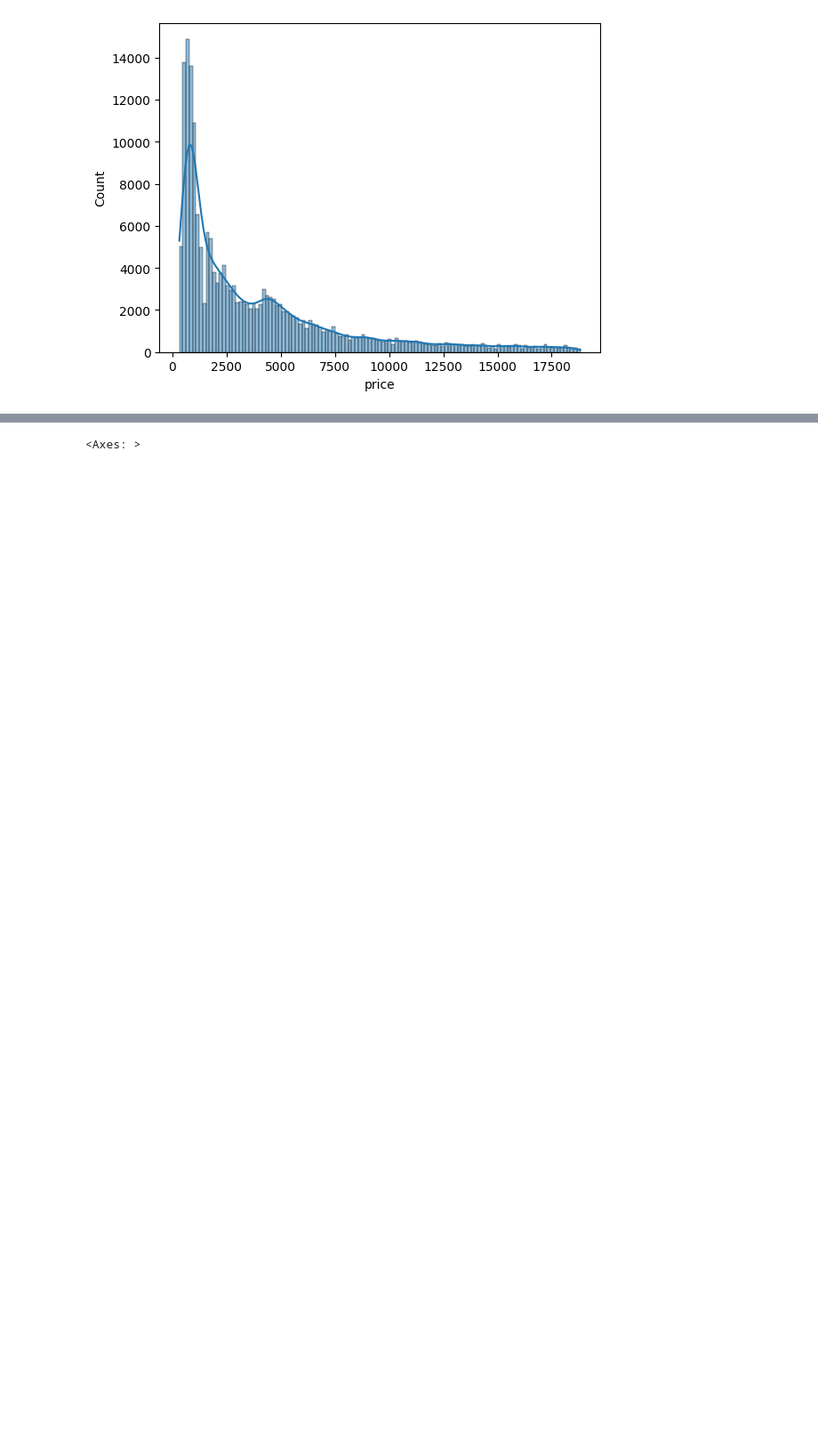
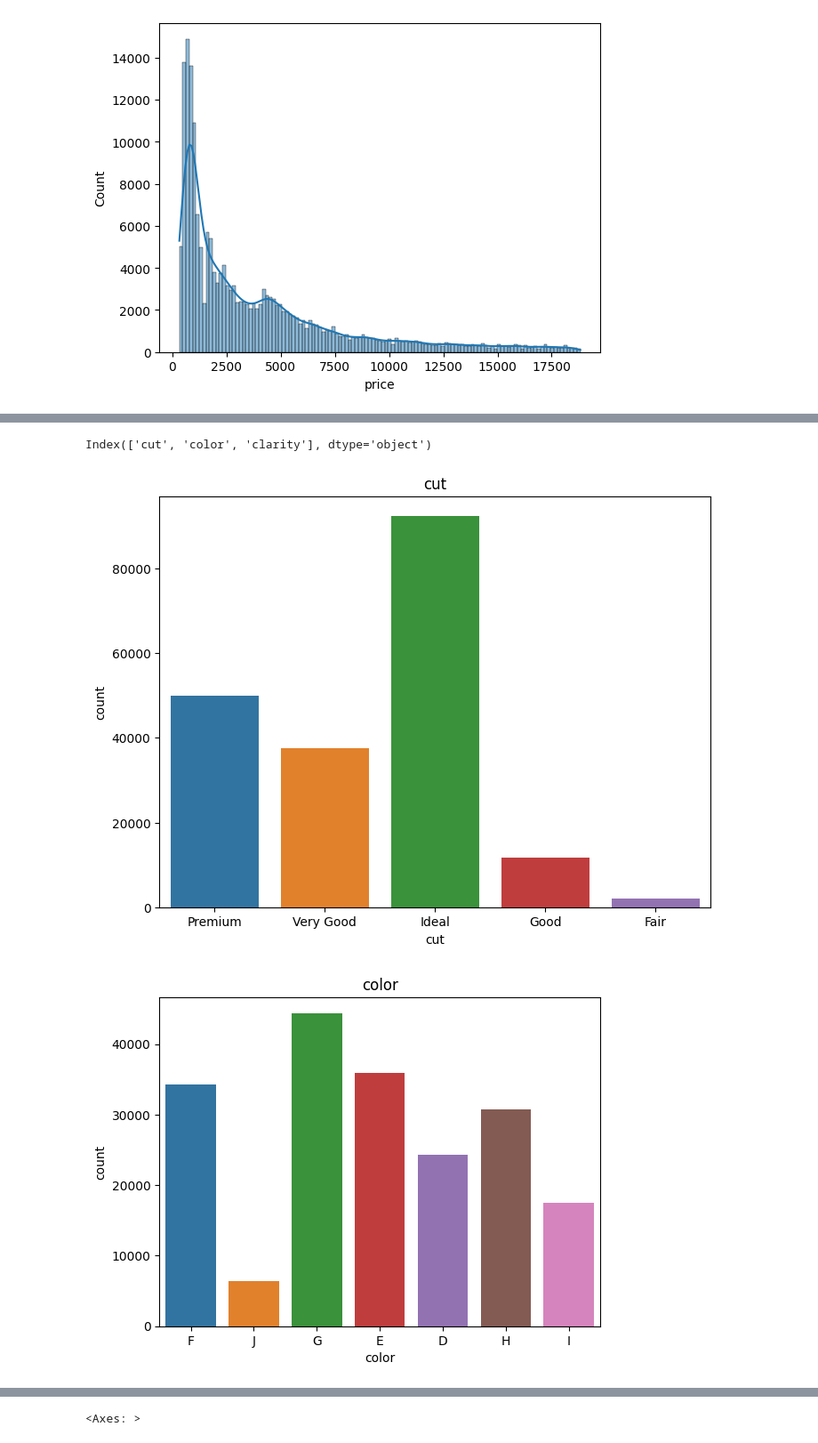
Before and after one commit to veena9026/Diamond_prediction-project, a Jupyter notebook: notebooks/EDA.ipynb, the cells around one changed output, grey strips where cells are left out. Shown at 89% size. Saved outputs shown, nothing was run; the diff lists cells and outputs as text; code cells hidden in the pictures; blank space fills up the shorter version.

```diff
--- a/notebooks/EDA.ipynb
+++ b/notebooks/EDA.ipynb
@@ -176,0 +184,17 @@ for i in numerical_columns:
+# %%
+categorical_columns
+# %% [output]
+Index(['cut', 'color', 'clarity'], dtype='object')
+# %%
+## Assignment Do the same for categorical data
+plt.figure(figsize=(8,6))
+
+for i in categorical_columns:
+    sns.countplot(x=df[i])
+    plt.xlabel(i)
+    plt.ylabel("count")
+    plt.title(i)
+    plt.show()
+# %% [output]
+[figure, added]
+[figure, added]
```
Also changed, not shown: parts of 8 cells of this notebook, 1 other file.
